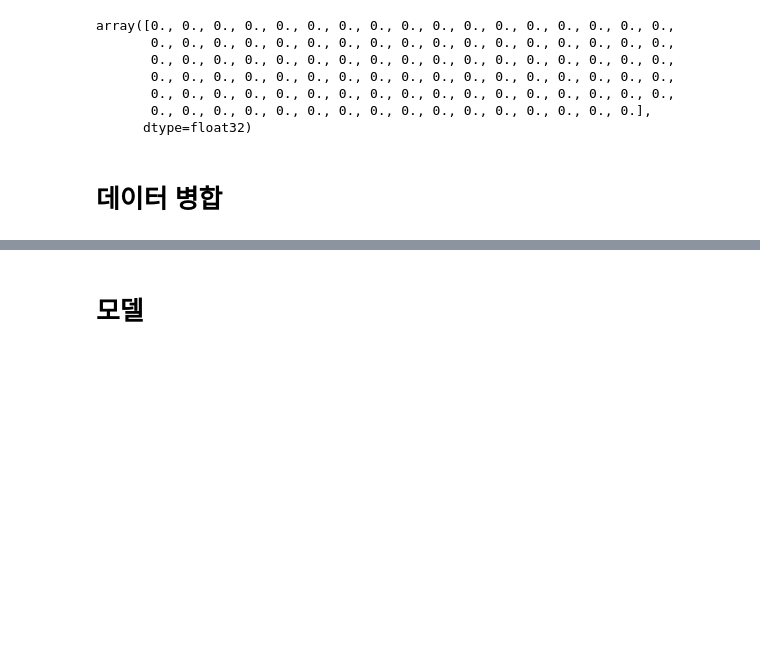
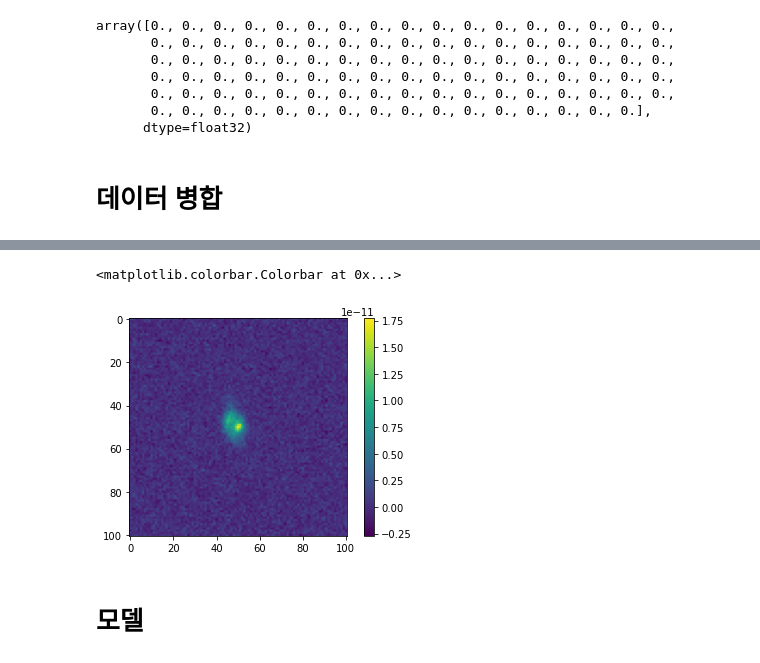
Before and after one commit to 2022-vacation-project-GLC/model, a Jupyter notebook: CNN/cnn.ipynb, the cells around one changed output, grey strips where cells are left out. Drawn from its saved outputs; the diff is of its cells as text; code cells hidden in the pictures; blank space fills up the shorter version.

```diff
--- a/CNN/cnn.ipynb
+++ b/CNN/cnn.ipynb
@@ -111,2 +112,17 @@ Table length=20000
+# %%
+x = np.array(d['image']).reshape((-1, 101, 101, 1))
+y = np.array(d['is_lens']).reshape((-1, 1))
+
+#xval = np.array(d['image'][15000:]).reshape((-1, 101, 101, 1))
+#yval = np.array(d['is_lens'][15000:]).reshape((-1, 1))
+# %%
+import matplotlib.pyplot as plt
+
+im = x[0]
+plt.imshow(im)
+plt.colorbar()
+# %% [output]
+<matplotlib.colorbar.Colorbar at 0x...>
+[figure, added]
 # %% [markdown]
 # 모델
```
Also changed, not shown: parts of 7 cells of this notebook.
